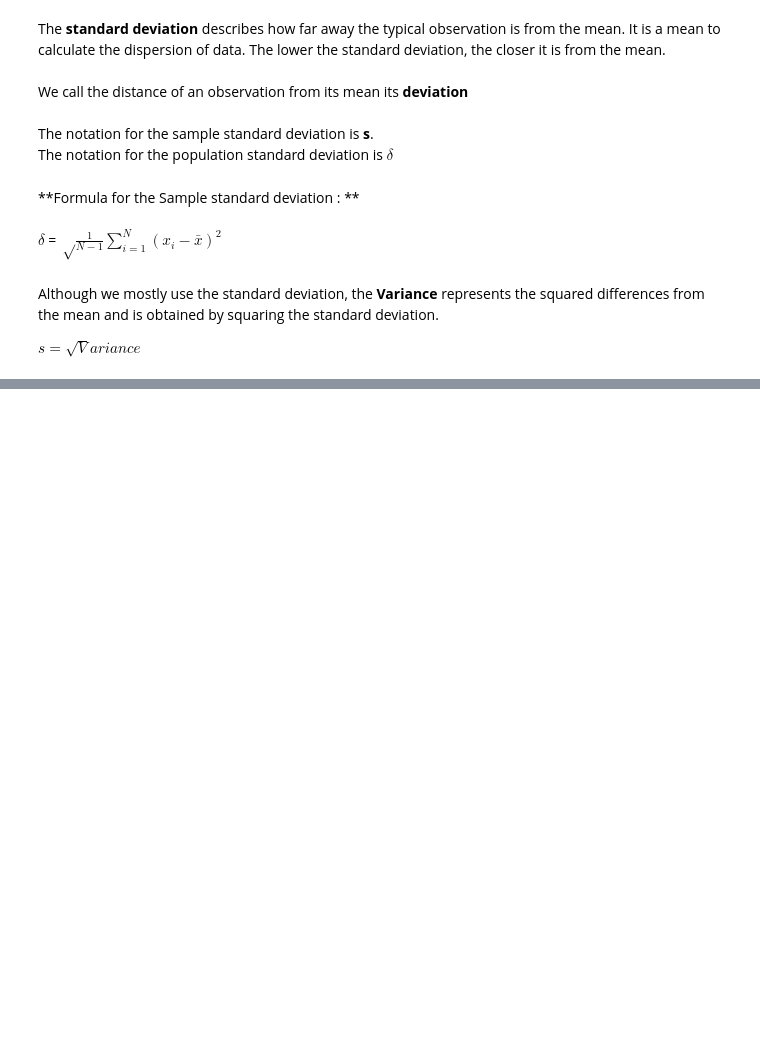
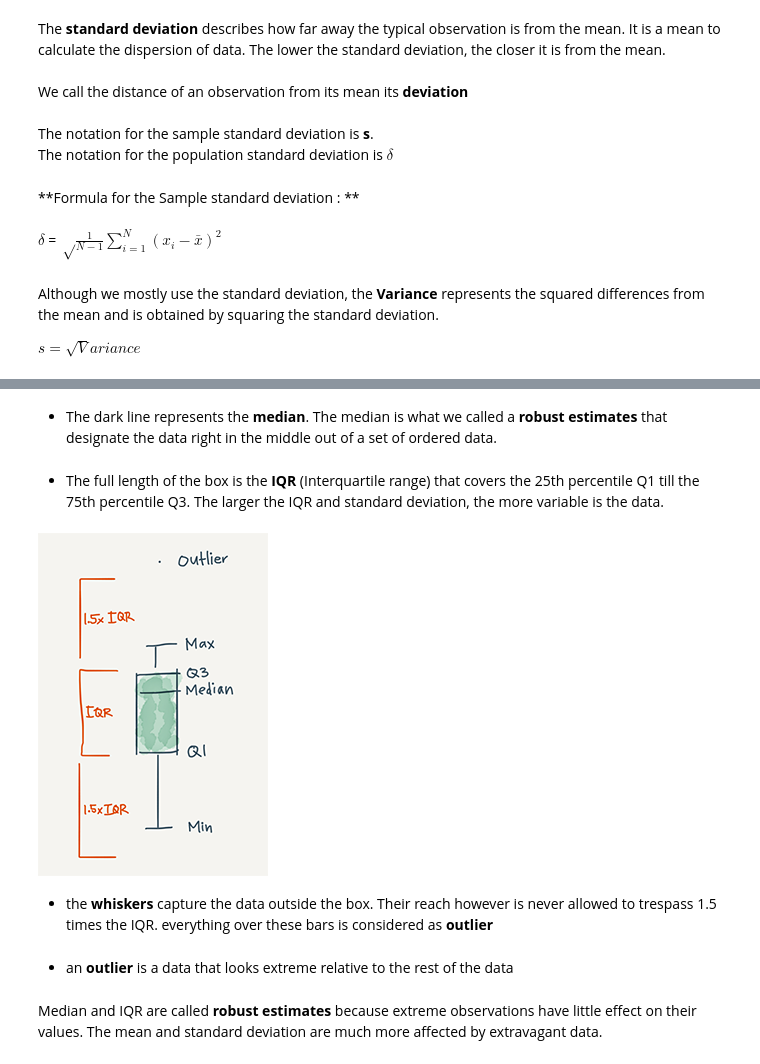
Before and after one commit to chikoungoun/OpenIntro, a Jupyter notebook: openintro_chap_1.ipynb, the cells around one changed output, grey strips where cells are left out. Saved outputs shown, nothing was run; the diff lists cells and outputs as text; code cells hidden in the pictures; blank space fills up the shorter version.

```diff
--- a/openintro_chap_1.ipynb
+++ b/openintro_chap_1.ipynb
@@ -265,0 +285,15 @@ $s = \sqrt Variance$
+# %% [markdown]
+- The dark line represents the **median**. The median is what we called a **robust estimates** that designate the data right in the middle out of a set of ordered data.
+# %% [markdown]
+- The full length of the box is the **IQR** (Interquartile range) that covers the 25th percentile Q1 till the 75th percentile Q3. The larger the IQR and standard deviation, the more variable is the data.
+# %%
+from IPython.display import Image
+Image(filename="boxplot.png")
+# %% [output]
+[figure, added]
+# %% [markdown]
+- the **whiskers** capture the data outside the box. Their reach however is never allowed to trespass 1.5 times the IQR. everything over these bars is considered as **outlier**
+# %% [markdown]
+- an **outlier** is a data that looks extreme relative to the rest of the data
+# %% [markdown]
+Median and IQR are called **robust estimates** because extreme observations have little effect on their values. The mean and standard deviation are much more affected by extravagant data.
```
Also changed, not shown: parts of 7 cells of this notebook.
